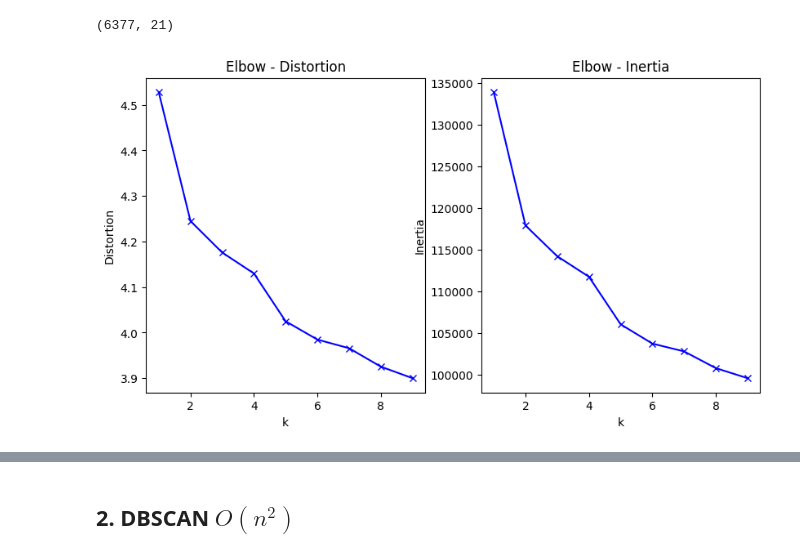
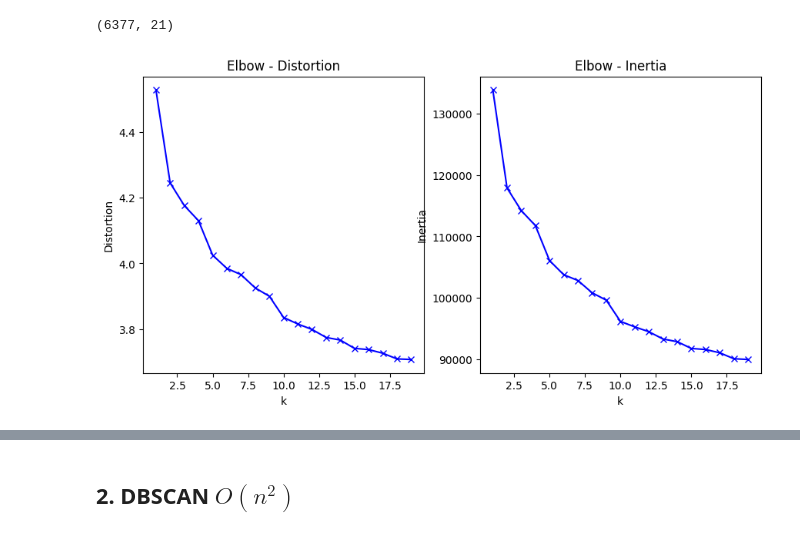
Before and after one commit to JeiGeek/ia1-LosPandas-prediccion_rendimiento_estudiantil, a Jupyter notebook: 03_Unsupervised_learning.ipynb, the cells around one changed output, grey strips where cells are left out. Cells and saved outputs as stored; diff of their text form; code cells hidden in the pictures.

```diff
--- a/03_Unsupervised_learning.ipynb
+++ b/03_Unsupervised_learning.ipynb
@@ -426,33 +427,33 @@ df_scaled.shape
 # %% [output]
 (6377, 21)
 # %%
-# Metodo del codo
-
 distortions = []
 wss = []
-K = range(1, 10)
+K = range(1, 20)
 
 for k in K:
     kmeanModel = KMeans(n_clusters=k, random_state=42).fit(df_scaled)
-    distortions.append(sum(np.min(cdist(df_scaled, kmeanModel.cluster_centers_, 'euclidean'), axis=1)) / df_scaled.shape[0])
+    distortions.append(
+        np.mean(np.min(cdist(df_scaled, kmeanModel.cluster_centers_, 'euclidean'), axis=1))
+    )
     wss.append(kmeanModel.inertia_)
 
-plt.figure(figsize=(15,5))
+plt.figure(figsize=(16,5))
 
 plt.subplot(131)
 plt.plot(K, distortions, 'bx-')
 plt.xlabel('k')
 # El promedio de distancia mínima entre cada punto y el centro del cluster
 plt.ylabel('Distortion')
 plt.title('Elbow - Distortion')
 
 plt.subplot(132)
 plt.plot(K, wss, 'bx-')
 plt.xlabel('k')
 # La suma de distancias cuadradas entre los puntos y su centroide.
 plt.ylabel('Inertia')
 plt.title('Elbow - Inertia')
 
 plt.show()
 # %% [output]
-[figure, old version]
+[figure, new version]
```
Also changed, not shown: parts of 10 cells of this notebook.
